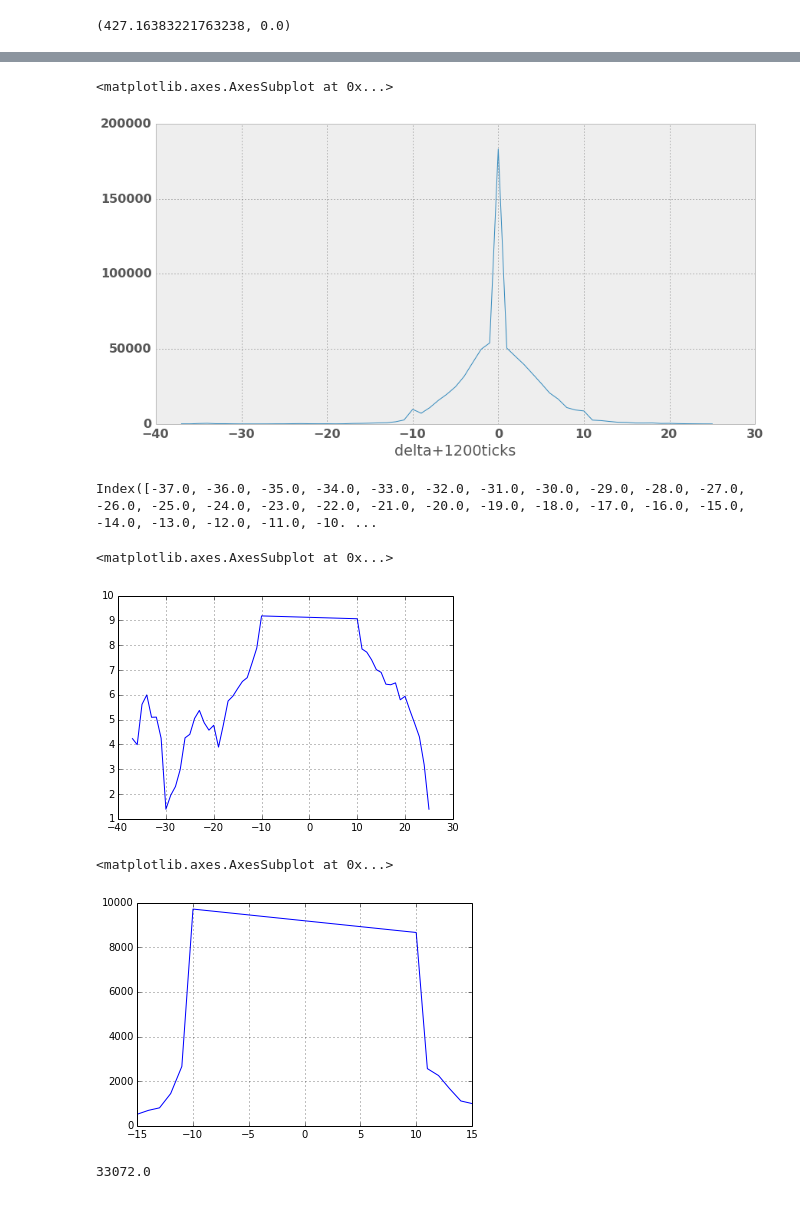
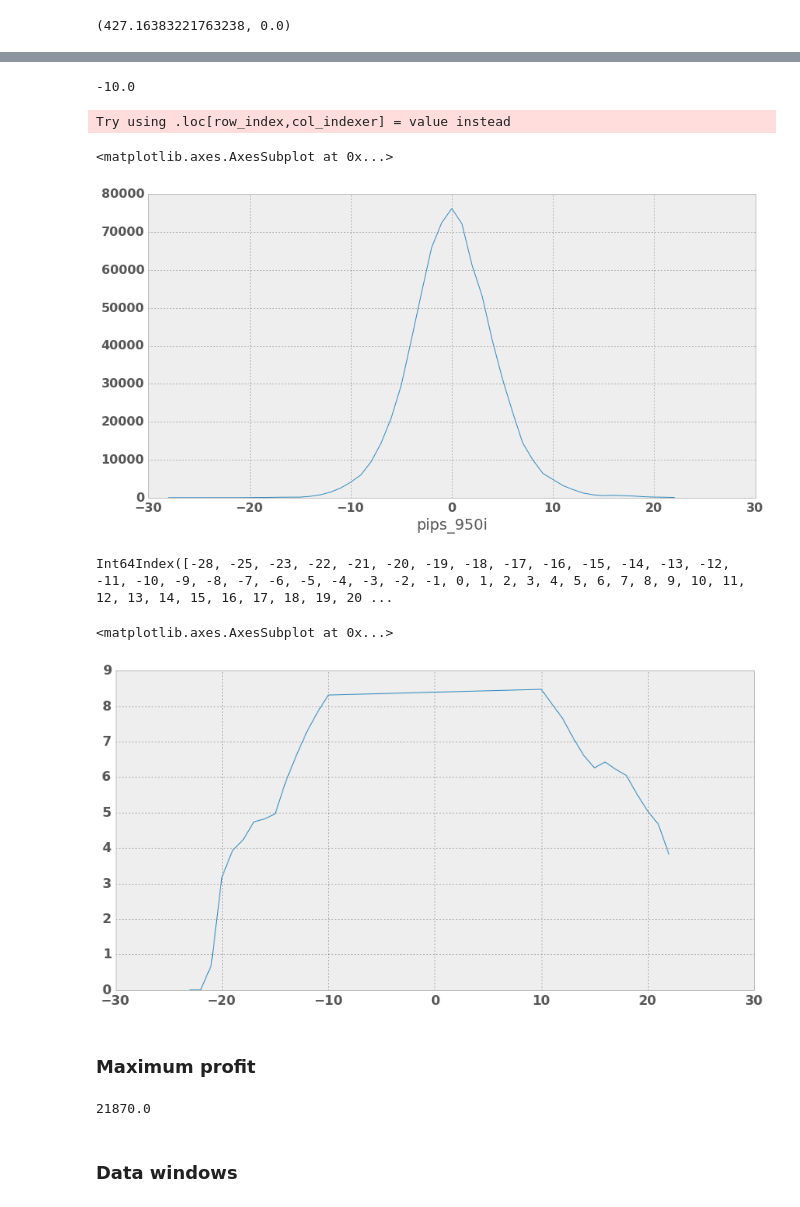
Before and after one commit to mfzhang/lehedge, a Jupyter notebook: LeHedge-DataPreparation.ipynb, the cells around one changed output, grey strips where cells are left out. Saved outputs shown, nothing was run; the diff lists cells and outputs as text; code cells hidden in the pictures.

Commit message:
add image generation

```diff
--- a/LeHedge-DataPreparation.ipynb
+++ b/LeHedge-DataPreparation.ipynb
@@ -318,5 +342,3 @@ Wow, this is very skewed, not worth testing for normality.
 scipy.stats.skewtest(timediff_950_seconds_scaled)
 # %% [output]
 (427.16383221763238, 0.0)
-# %%
-audusdask['delta+1200ticks'] = audusdask['delta+1200ticks'][audusdask['delta+1200ticks'].notnull()].astype('int')
@@ -323,27 +372,35 @@ audusdask['delta+1200ticks'] = audusdask['delta+1200ticks'][audusdask['delta+120
+# %%
+round(-9.51)
+# %% [output]
+-10.0
+# %%
+#audusdask.drop('pips_950i',1)
+audusdask['pips_950i'] = audusdask['pips_950'][audusdask['pips_950'].notnull()].round().astype('int')
+# %% [output]
+Try using .loc[row_index,col_indexer] = value instead
 # %%
-dbydelta = audusdask.groupby('delta+1200ticks')
+dbydelta = audusdask.groupby('pips_950i')
 # %%
 dbydelta['rate'].aggregate(len).plot()
 # %% [output]
 <matplotlib.axes.AxesSubplot at 0x...>
-[figure, old version]
+[figure, new version]
 # %%
 deltahist = dbydelta['rate'].aggregate(len)
 # %%
 deltahist.index
 # %% [output]
-Index([-37.0, -36.0, -35.0, -34.0, -33.0, -32.0, -31.0, -30.0, -29.0, -28.0, -27.0, -26.0, -25.0, -24.0, -23.0, -22.0, -21.0, -20.0, -19.0, -18.0, -17.0, -16.0, -15.0, -14.0, -13.0, -12.0, -11.0, -10. ...
+Int64Index([-28, -25, -23, -22, -21, -20, -19, -18, -17, -16, -15, -14, -13, -12, -11, -10, -9, -8, -7, -6, -5, -4, -3, -2, -1, 0, 1, 2, 3, 4, 5, 6, 7, 8, 9, 10, 11, 12, 13, 14, 15, 16, 17, 18, 19, 20 ...
 # %%
-log(deltahist[[-37.0, -36.0, -35.0, -34.0, -33.0, -32.0, -31.0, -30.0, -29.0, -28.0, -27.0, -26.0, -25.0, -24.0, -23.0, -22.0, -21.0, -20.0, -19.0, -18.0, -17.0, -16.0, -15.0, -14.0, -13.0, -12.0, -11.0, -10.0,10.0, 11.0, 12.0, 13.0, 14.0, 15.0, 16.0, 17.0, 18.0, 19.0, 20.0, 21.0, 22.0, 23.0, 24.0, 25.0]]).plot()
+log(deltahist[[-28.0, -27.0, -26.0, -25.0, -24.0, -23.0, -22.0, -21.0, -20.0, -19.0, -18.0, -17.0, -16.0, -15.0, -14.0, -13.0, -12.0, -11.0, -10.0,10.0, 11.0, 12.0, 13.0, 14.0, 15.0, 16.0, 17.0, 18.0, 19.0, 20.0, 21.0, 22.0]]).plot()
 # %% [output]
 <matplotlib.axes.AxesSubplot at 0x...>
-[figure, old version]
+[figure, new version]
-# %%
-(deltahist[[-15.0,-14.0,-13.0,-12.0,-11.0,-10.0,10.0,11.0,12.0,13.0,14.0,15.0]]).plot()
-# %% [output]
-<matplotlib.axes.AxesSubplot at 0x...>
-[figure, removed]
+# %% [markdown]
+### Maximum profit
 # %%
 (deltahist[[-15.0,-14.0,-13.0,-12.0,-11.0,-10.0,10.0,11.0,12.0,13.0,14.0,15.0]]).sum()
 # %% [output]
-33072.0
+21870.0
+# %% [markdown]
+### Data windows
```
Also changed, not shown: parts of 33 cells of this notebook.
